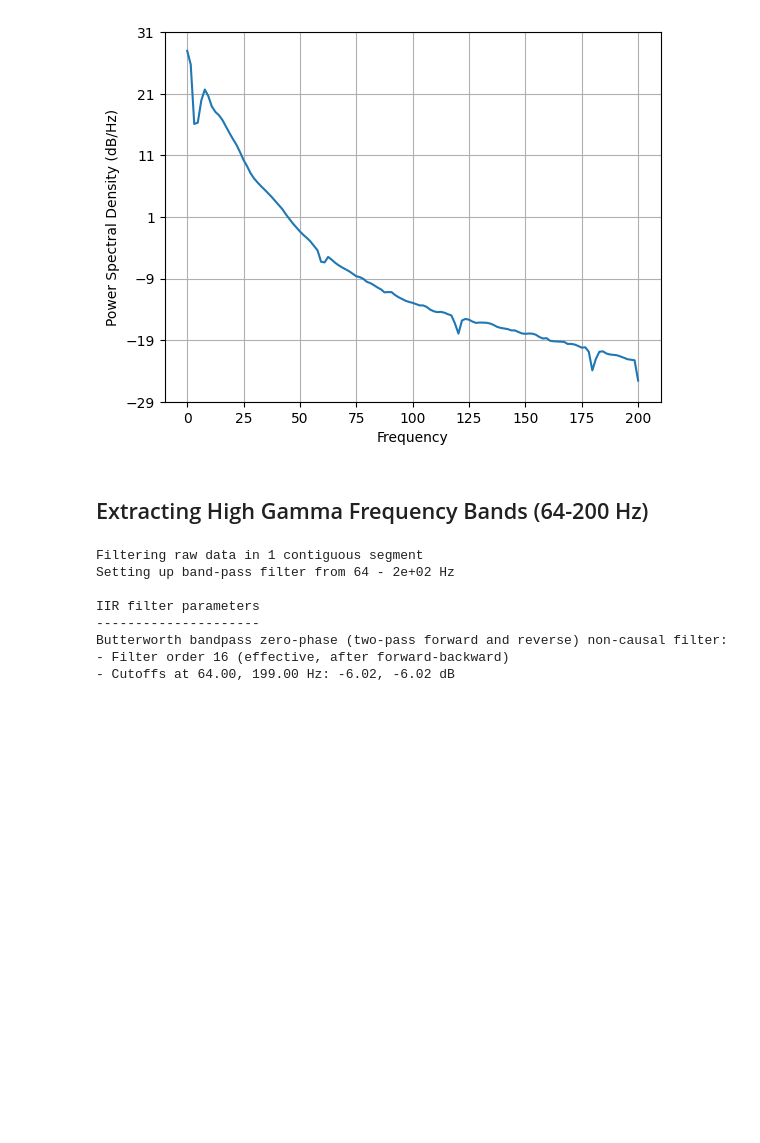
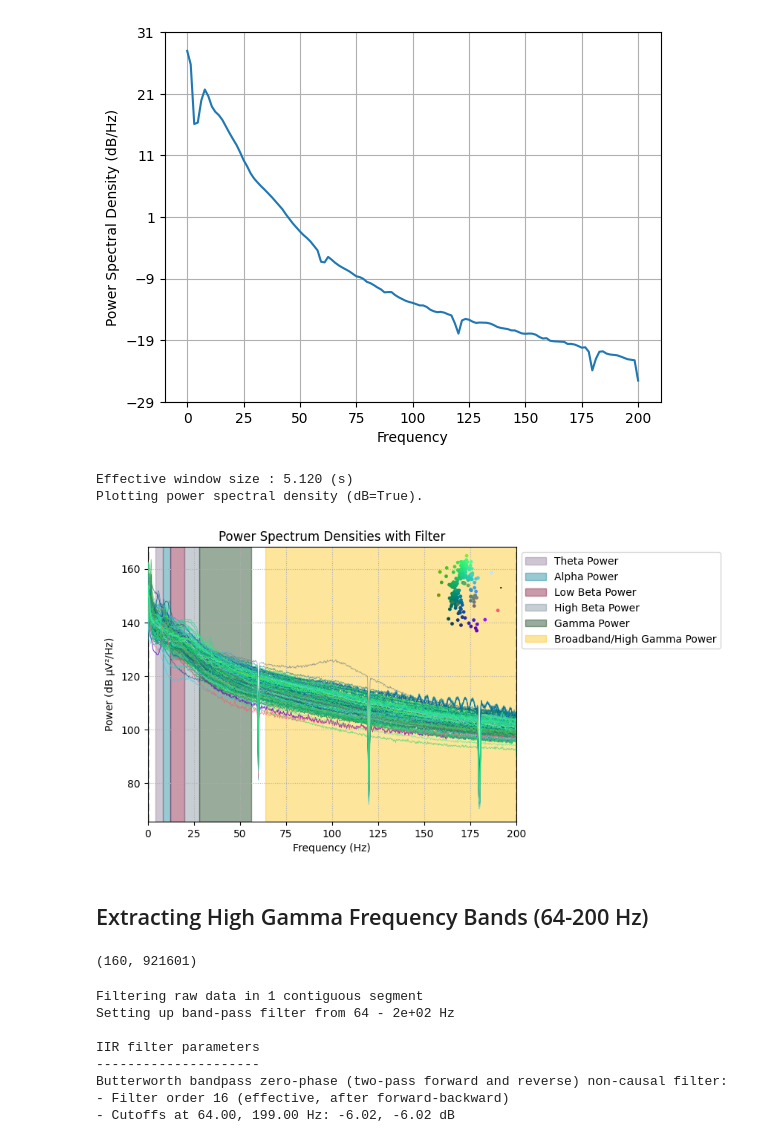
Before and after one commit to tevaughnshaw/autocorrelation, a Jupyter notebook: ECOG_Signal_Test.ipynb, the cells around one changed output. Cells and saved outputs as stored; diff of their text form; code cells hidden in the pictures; blank space fills up the shorter version.

```diff
--- a/ECOG_Signal_Test.ipynb
+++ b/ECOG_Signal_Test.ipynb
@@ -194,6 +194,28 @@ Designing a one-pass, zero-phase, non-causal bandstop filter:
 [Parallel(n_jobs=1)]: Done  17 tasks      | elapsed:    0.5s
 [Parallel(n_jobs=1)]: Done  71 tasks      | elapsed:    2.1s
 [figure]
+# %%
+fig, ax = plt.subplots()
+ecog_no_noise.compute_psd().plot(axes=ax)
+ax.axvspan(4, 8, alpha=0.4, color='#887191', label='Theta Power')
+ax.axvspan(8, 12, alpha=0.4, color='#017b92', label='Alpha Power')
+ax.axvspan(12, 20, alpha=0.4, color='#7b002c', label='Low Beta Power')
+ax.axvspan(20, 28, alpha=0.4, color='#738595', label='High Beta Power')
+ax.axvspan(28, 56, alpha=0.4, color='#002d04', label='Gamma Power')
+ax.axvspan(64, 200, alpha=0.4, color='#fcc006', label='Broadband/High Gamma Power')
+ax.set_title('Power Spectrum Densities with Filter')
+ax.legend(loc='upper left', bbox_to_anchor=(1, 1))
+
+plt.savefig('power-spectrums.svg')
+plt.show()
+# %% [output]
+Effective window size : 5.120 (s)
+Plotting power spectral density (dB=True).
+[figure, added]
 # %% [markdown]
 ## Extracting High Gamma Frequency Bands (64-200 Hz)
+# %%
+raw.get_data().shape
+# %% [output]
+(160, 921601)
 # %%
```
Also changed, not shown: parts of 28 cells of this notebook.
